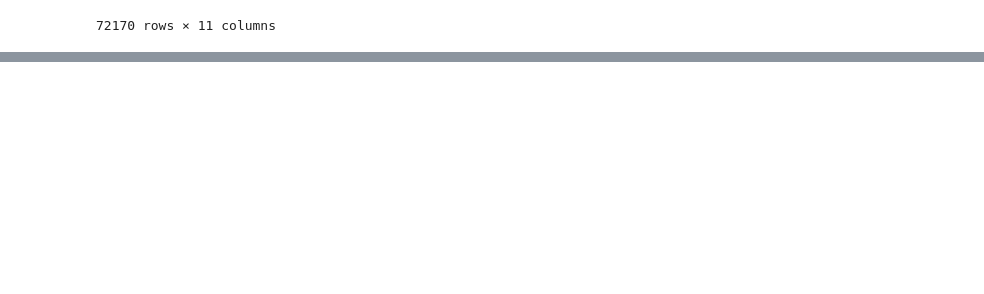
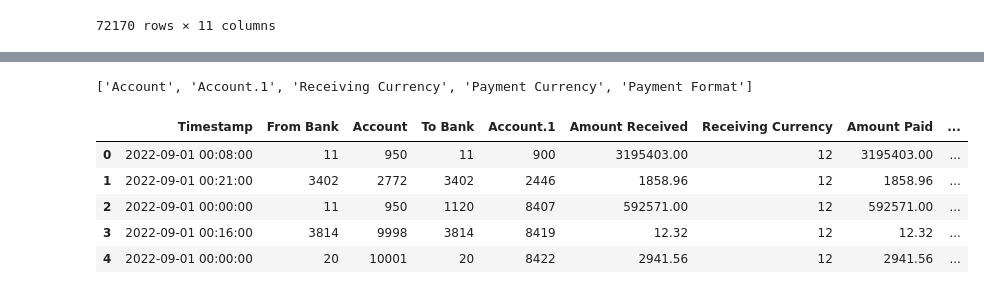
Before and after one commit to Qistina904/AntiML, a Jupyter notebook: preprocessing.ipynb, the cells around one changed output, grey strips where cells are left out. Cells and saved outputs as stored; diff of their text form; code cells hidden in the pictures; blank space fills up the shorter version.

```diff
--- a/preprocessing.ipynb
+++ b/preprocessing.ipynb
@@ -312,0 +322,29 @@ not_equal2
+# %%
+df= li_small.copy()
+# %%
+from sklearn.preprocessing import LabelEncoder
+object_cols = df.select_dtypes(include=['object']).columns.tolist()
+print(object_cols)
+
+# Use Label Encoder to transform Categorical data into Numerical.
+label_encoder = LabelEncoder()
+for col in object_cols:
+    if col != 'Payment Format':
+        df[col] = label_encoder.fit_transform(df[col])
+
+#
+payment_map = {'Cash': 1, 'Cheque': 2, 'ACH': 3, 'Credit Card': 4, 'Wire': 5, 'Bitcoin': 6, 'Reinvestment': 7}
+
+# Use map method to encode Payment Format column
+df['Payment Format'] = df['Payment Format'].map(payment_map)
+
+
+df.head()
+# %% [output]
+['Account', 'Account.1', 'Receiving Currency', 'Payment Currency', 'Payment Format']
+|  | Timestamp | From Bank | Account | To Bank | Account.1 | Amount Received | Receiving Currency | Amount Paid | ... |
+| 0 | 2022-09-01 00:08:00 | 11 | 950 | 11 | 900 | 3195403.00 | 12 | 3195403.00 | ... |
+| 1 | 2022-09-01 00:21:00 | 3402 | 2772 | 3402 | 2446 | 1858.96 | 12 | 1858.96 | ... |
+| 2 | 2022-09-01 00:00:00 | 11 | 950 | 1120 | 8407 | 592571.00 | 12 | 592571.00 | ... |
+| 3 | 2022-09-01 00:16:00 | 3814 | 9998 | 3814 | 8419 | 12.32 | 12 | 12.32 | ... |
+| 4 | 2022-09-01 00:00:00 | 20 | 10001 | 20 | 8422 | 2941.56 | 12 | 2941.56 | ... |
```
Also changed, not shown: parts of 7 cells of this notebook, 1 other file.
